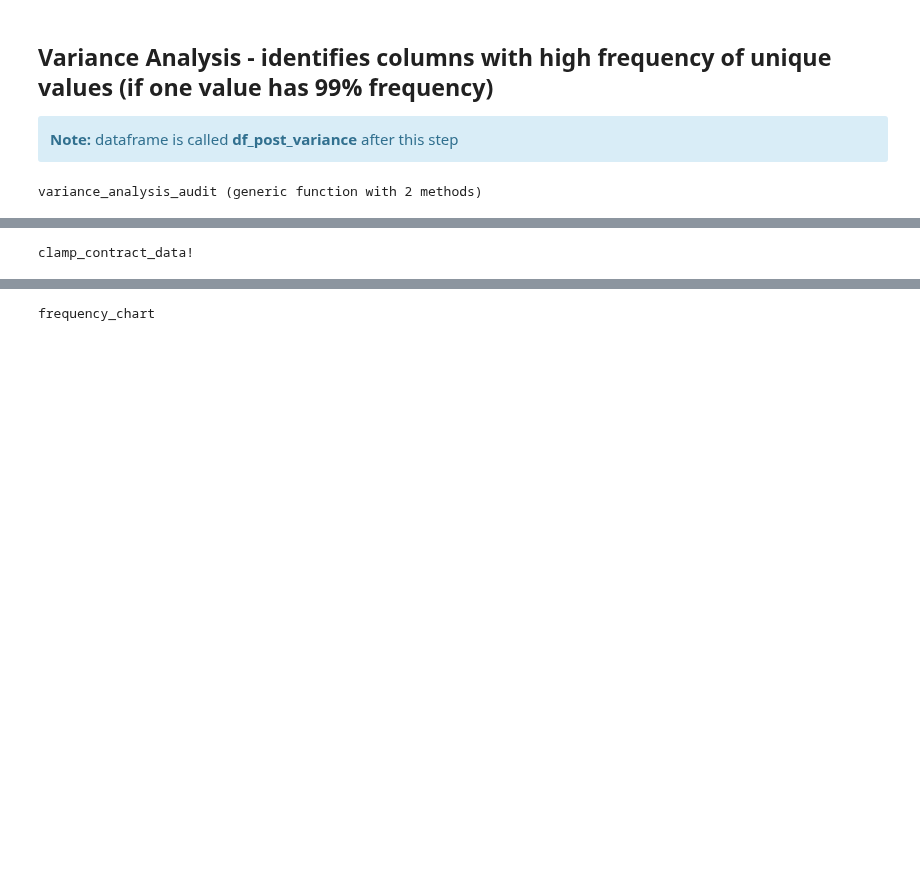
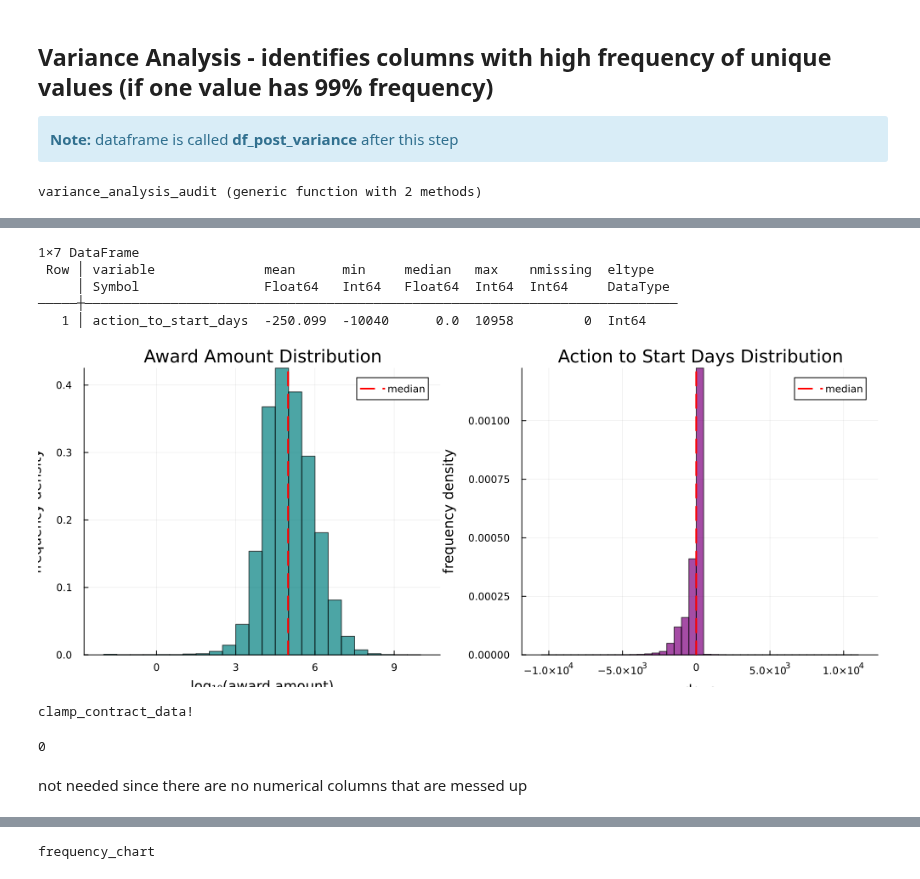
Before and after one commit to kapowlabola/phantom-project, a Jupyter notebook: project 1 - estimating potential total value/04302026-15year-full.ipynb, the cells around one changed output, grey strips where cells are left out. Saved outputs shown, nothing was run; the diff lists cells and outputs as text; code cells hidden in the pictures; blank space fills up the shorter version.

```diff
--- a/project 1 - estimating potential total value/04302026-15year-full.ipynb
+++ b/project 1 - estimating potential total value/04302026-15year-full.ipynb
@@ -287,0 +361,5 @@ stats_df = describe(df1, :eltype, :nmissing, :nunique, :min, :max, :median, :mea
+# %%
+df3 = copy(df2)
+df3.log_award_amount = log10.(df3.award_amount)
+select!(df3, Not(:award_amount))
+stats_df = describe(df3, :eltype, :nmissing, :nunique, :min, :max, :median, :mean, :std)
@@ -292,6 +398,6 @@ literally changed nothing but running it again and again fixed it.... what are y
 # %%
 # 1. Group and Count
-value_counts = combine(groupby(df1, :naics_code), nrow => :count)
+value_counts = combine(groupby(df3, :naics_code), nrow => :count)
 
 # 2. Sort by count (descending to see the "biggest" offices first)
 sort!(value_counts, :count, rev=true);
@@ -299,7 +405,7 @@ sort!(value_counts, :count, rev=true);
 
 # Assuming your column is :naics_code and it might be stored as an Integer or String.
 # We convert to string first to ensure we can use 'first' reliably.
-naics_str = string.(df1.naics_code)
+naics_str = string.(df3.naics_code)
 
 summary = DataFrame(
     Digits = [2, 3, 4, 5],
@@ -312,6 +418,14 @@ summary = DataFrame(
 )
 
 println(summary)
+
+# Use the '!' symbol to update the column directly in your dataframe
+df4 = copy(df3)
+
+df4[!, :naics_code] = passmissing(first).(df4[!, :naics_code], 2) # choosing 2 digits for sector-level analysis
+value_counts = combine(groupby(df4, :naics_code), nrow => :count)
+sort!(value_counts, :count, rev=true)
+rename!(df4, :naics_code => :naics_code_sector);
 # %% [output]
 4×2 DataFrame
  Row │ Digits  Unique_Count
@@ -521 +672,44 @@ Suggestion: add an appropriate import or assignment. This global was declared bu
+# %%
+using Plots, Statistics
+
+# log10 of award amount (already established this is the right scale)
+log_award = log10.(df4.award_amount)
+
+# action_to_start_days - check range first
+println(describe(df4[!, [:action_to_start_days]]))
+
+p1 = histogram(log_award,
+    normalize = :pdf,
+    bins = 50,
+    xlabel = "log₁₀(award amount)",
+    ylabel = "frequency density",
+    title = "Award Amount Distribution",
+    label = false,
+    color = :teal,
+    alpha = 0.7
+)
+vline!([log10(median(df4.award_amount))],
+    label = "median", color = :red, linestyle = :dash, linewidth = 2)
+
+p2 = histogram(df4.action_to_start_days,
+    normalize = :pdf,
+    bins = 50,
+    xlabel = "days",
+    ylabel = "frequency density",
+    title = "Action to Start Days Distribution",
+    label = false,
+    color = :purple,
+    alpha = 0.7
+)
+vline!([median(df4.action_to_start_days)],
+    label = "median", color = :red, linestyle = :dash, linewidth = 2)
+
+plot(p1, p2, layout = (1, 2), size = (1000, 400))
+# %% [output]
+1×7 DataFrame
+ Row │ variable              mean      min     median   max    nmissing  eltype
+     │ Symbol                Float64   Int64   Float64  Int64  Int64     DataType
+─────┼────────────────────────────────────────────────────────────────────────────
+   1 │ action_to_start_days  -250.099  -10040      0.0  10958         0  Int64
+[figure, added]
 # %%
@@ -557,3 +751,10 @@ end
 # %% [output]
 clamp_contract_data!
+# %%
+# Counts all values strictly less than 0
+neg_count = count(<(0), df4.award_amount)
+# %% [output]
+0
+# %% [markdown]
+not needed since there are no numerical columns that are messed up
 # %%
```
Also changed, not shown: parts of 71 cells of this notebook, 1 other file.
